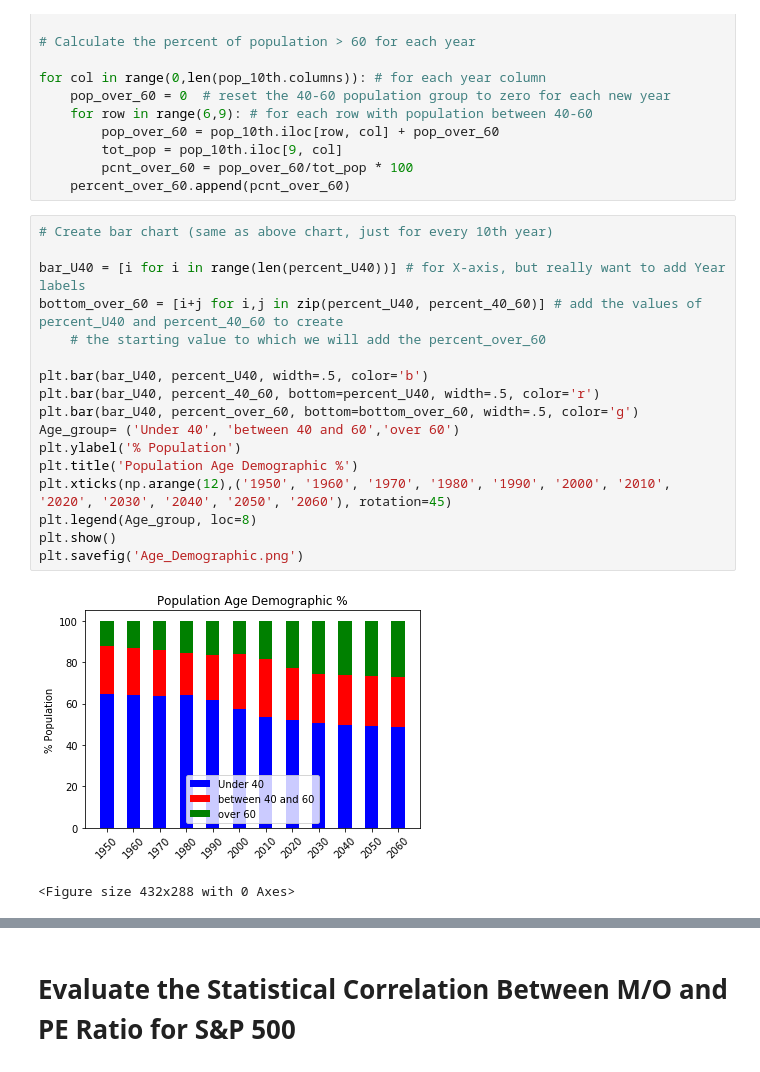
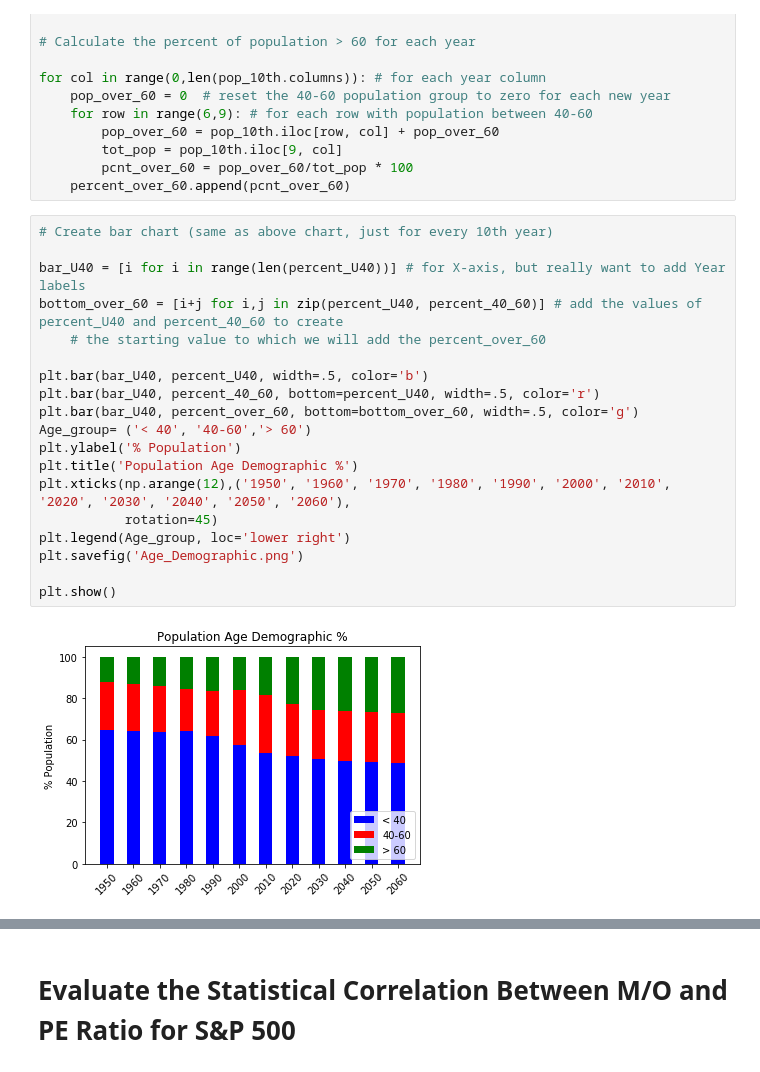
Before and after one commit to hgfowler08/project1, a Jupyter notebook: Aging and Stock Market Prices-Copy1.ipynb, the cells around one changed output, grey strips where cells are left out. Saved outputs shown, nothing was run; the diff lists cells and outputs as text.

```diff
--- a/Aging and Stock Market Prices-Copy1.ipynb
+++ b/Aging and Stock Market Prices-Copy1.ipynb
@@ -143,23 +147,24 @@ for col in range(0,len(pop_10th.columns)): # for each year column
 # %%
 # Create bar chart (same as above chart, just for every 10th year)
 
 bar_U40 = [i for i in range(len(percent_U40))] # for X-axis, but really want to add Year labels
 bottom_over_60 = [i+j for i,j in zip(percent_U40, percent_40_60)] # add the values of percent_U40 and percent_40_60 to create
     # the starting value to which we will add the percent_over_60
 
 plt.bar(bar_U40, percent_U40, width=.5, color='b')
 plt.bar(bar_U40, percent_40_60, bottom=percent_U40, width=.5, color='r')
 plt.bar(bar_U40, percent_over_60, bottom=bottom_over_60, width=.5, color='g')
-Age_group= ('Under 40', 'between 40 and 60','over 60')
+Age_group= ('< 40', '40-60','> 60')
 plt.ylabel('% Population')
 plt.title('Population Age Demographic %')
-plt.xticks(np.arange(12),('1950', '1960', '1970', '1980', '1990', '2000', '2010', '2020', '2030', '2040', '2050', '2060'), rotation=45)
-plt.legend(Age_group, loc=8)
+plt.xticks(np.arange(12),('1950', '1960', '1970', '1980', '1990', '2000', '2010', '2020', '2030', '2040', '2050', '2060'),
+           rotation=45)
+plt.legend(Age_group, loc='lower right')
+plt.savefig('Age_Demographic.png')
+
 plt.show()
-plt.savefig('Age_Demographic.png')
 # %% [output]
-[figure, old version]
+[figure, new version]
-<Figure size 432x288 with 0 Axes>
 # %%
 # Create bar chart with just 2 age demographics (40-60 and 60+)
 
```
Also changed, not shown: parts of 53 cells of this notebook, 2 other files.
